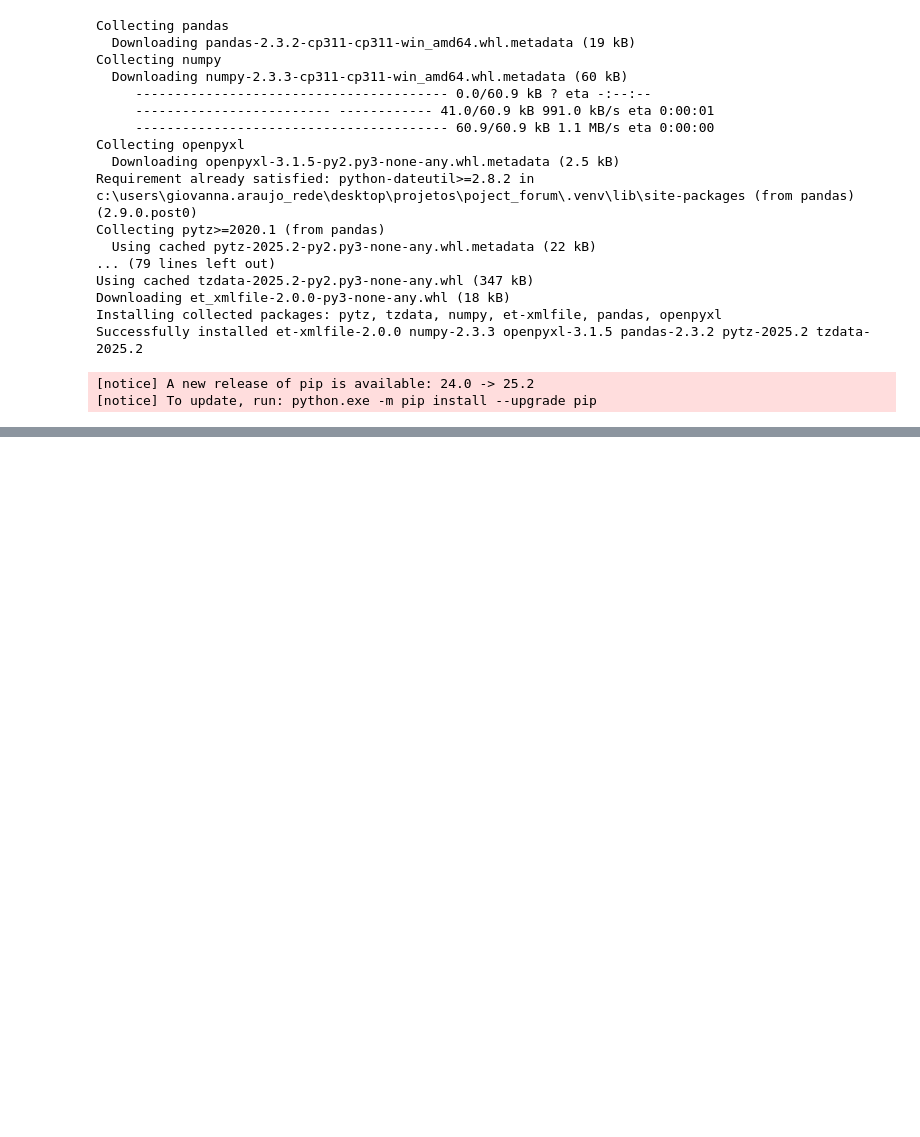
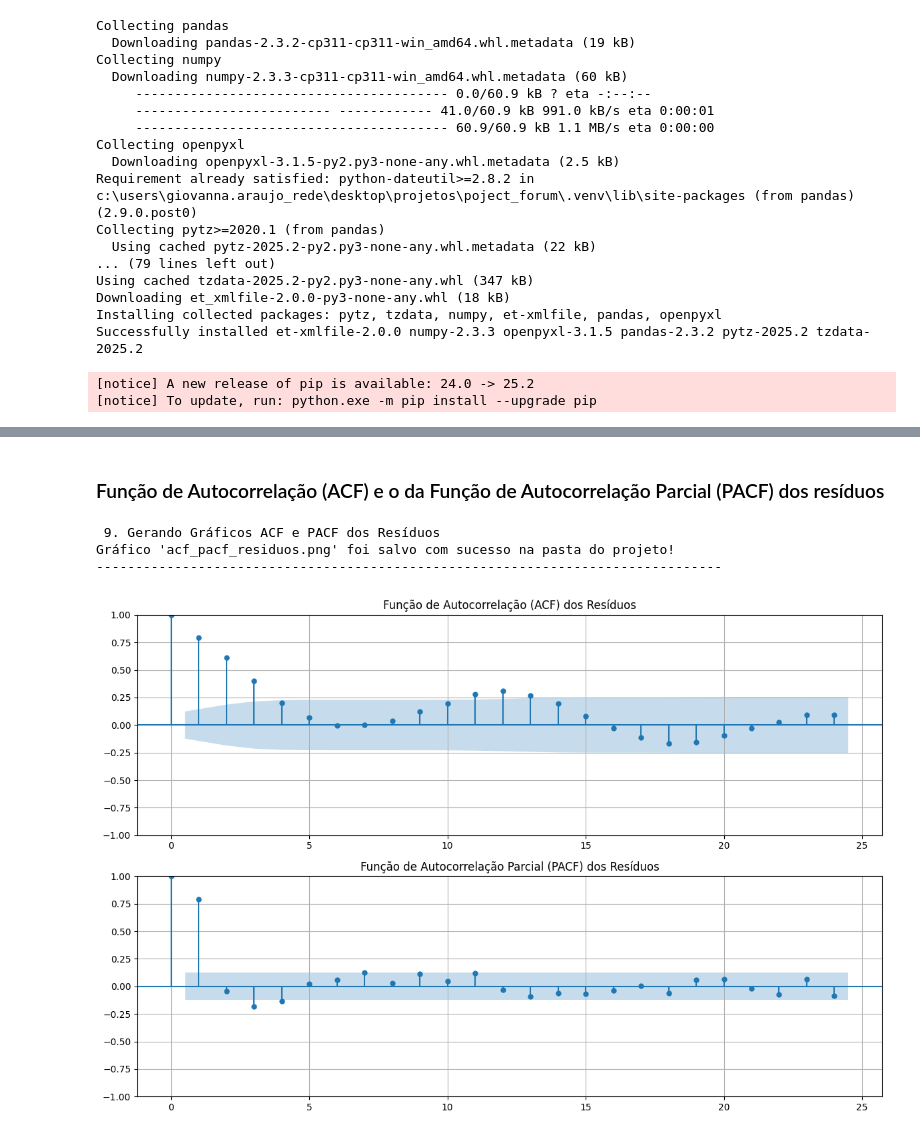
Before and after one commit to onevnnss/project_forum, a Jupyter notebook: forum-mea_giovanna.ipynb, the cells around one changed output, grey strips where cells are left out. Saved outputs shown, nothing was run; the diff lists cells and outputs as text; code cells hidden in the pictures; blank space fills up the shorter version.

Commit message:
trabalho_final_entrega_parcial_3 (1).ipynb

```diff
--- a/forum-mea_giovanna.ipynb
+++ b/forum-mea_giovanna.ipynb
@@ -36,0 +268,31 @@ Arquivo DESAFIO_SOJA.xlsx carregado com sucesso!
+# %% [markdown]
+### Função de Autocorrelação (ACF) e o da Função de Autocorrelação Parcial (PACF) dos resíduos
+# %%
+
+from statsmodels.graphics.tsaplots import plot_acf, plot_pacf
+import matplotlib.pyplot as plt
+
+print("\n 9. Gerando Gráficos ACF e PACF dos Resíduos")
+
+fig, (ax1, ax2) = plt.subplots(2, 1, figsize=(12, 8))
+
+
+plot_acf(model.resid, lags=24, ax=ax1)
+ax1.set_title('Função de Autocorrelação (ACF) dos Resíduos')
+ax1.grid(True)
+
+plot_pacf(model.resid, lags=24, ax=ax2)
+ax2.set_title('Função de Autocorrelação Parcial (PACF) dos Resíduos')
+ax2.grid(True)
+
+plt.tight_layout()
+
+plt.savefig('acf_pacf_residuos.png')
+
+print("Gráfico 'acf_pacf_residuos.png' foi salvo com sucesso na pasta do projeto!")
+print("-" * 80)
+# %% [output]
+ 9. Gerando Gráficos ACF e PACF dos Resíduos
+Gráfico 'acf_pacf_residuos.png' foi salvo com sucesso na pasta do projeto!
+--------------------------------------------------------------------------------
+[figure, added]
```
Also changed, not shown: parts of 12 cells of this notebook, 6 other files.
